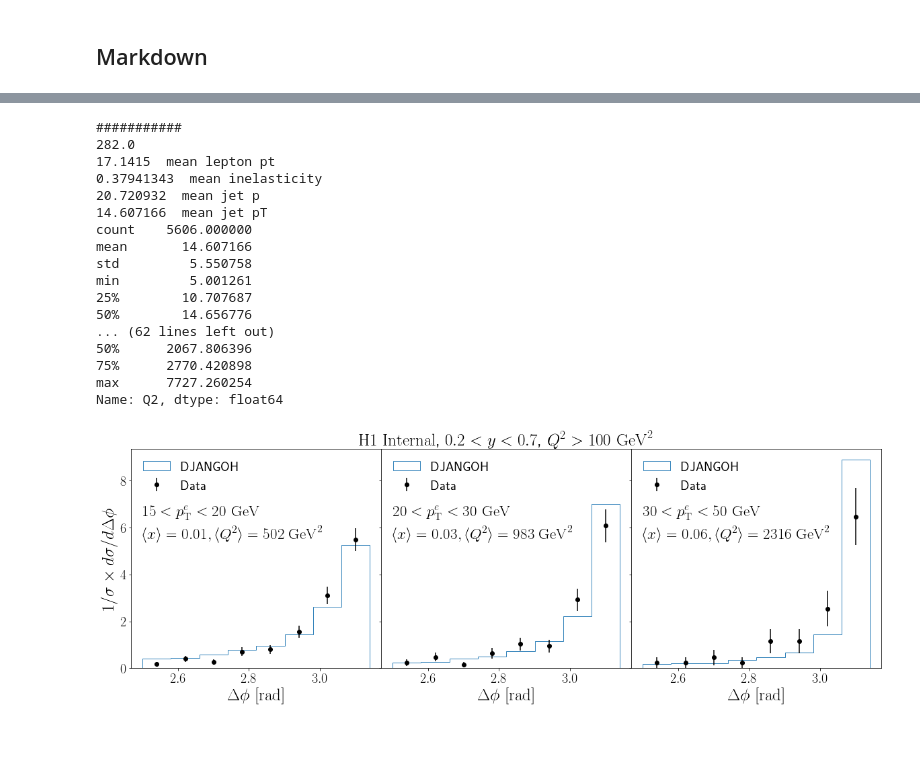
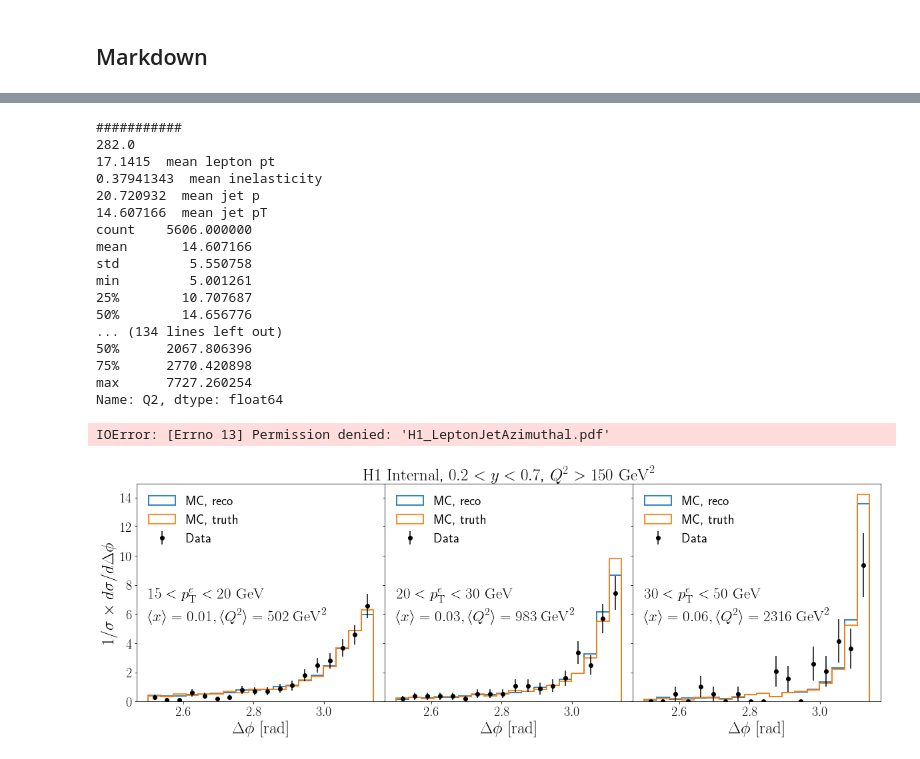
Before and after one commit to miguelignacio/disjets, a Jupyter notebook: disjets.ipynb, the cells around one changed output, grey strips where cells are left out. Cells and saved outputs as stored; diff of their text form; code cells hidden in the pictures.

Commit message:
adding mc truth

```diff
--- a/disjets.ipynb
+++ b/disjets.ipynb
@@ -104,7 +106,7 @@ def applyCuts(df):
     temp.eval('logx= log(x)/2.3025850', inplace=True)
     return temp
 # %%
-def applyCutsJets(df):
+def applyCutsJets(df,isMC=False):
     temp = df
     temp = applyCut(temp, '0.1 < y < 0.85', '0.1 < y < 0.85')
     temp = applyCut(temp, 'Q2>100', 'Q2>100')
@@ -118,6 +120,9 @@ def applyCutsJets(df):
     #temp.eval('dphi = 3.14159-jet_dphi', inplace=True)
     temp.eval('jet_qtnormjetpt= jet_qt/jet_pt', inplace=True)
     temp.eval('jet_qtnormept= jet_qt/e_pt', inplace=True)
+    if(isMC):
+        temp.eval('genjet_qtnormept= genjet_qt/e_pt', inplace=True)
+
 
     #df = applyCut(df, 'n_total>1', ' n>1')
     return temp
@@ -264,10 +278,14 @@ fig, axs = plt.subplots(1, 3,sharey=True, figsize=(20,6), gridspec_kw={'wspace':
 for counter,edges in enumerate([(10,15), (15,20),(20,30)]):
     #plot data
     df_cut = df_jet.query('e_pt > %2.2f and e_pt<%2.2f'%(edges[0],edges[1]))
-    axs[counter].hist(df_cut['jet_qt'],bins=25,range=(0,10.0),normed=True,alpha=0.5,label='Data')
+    axs[counter].hist(df_cut['jet_qt'],bins=25,range=(0,10.0),normed=True,alpha=0.3,label='Data')
     #plot MC
     df_cut = mc_jet.query('e_pt > %2.2f and e_pt<%2.2f'%(edges[0],edges[1]))
-    axs[counter].hist(df_cut['jet_qt'],bins=25,range=(0,10.0),normed=True,alpha=0.5, label='MC')
+    axs[counter].hist(df_cut['jet_qt'],bins=25,range=(0,10.0),normed=True,alpha=0.3, label='MC reco')
+
+    df_cut = mc_jet.query('e_pt > %2.2f and e_pt<%2.2f'%(edges[0],edges[1]))
+    axs[counter].hist(df_cut['genjet_qt'],bins=25,range=(0,10.0),normed=True,alpha=0.3, label='MC true')
+
 
     axs[counter].xaxis.set_label_text(r'$q_{T}$  $\mathrm{[GeV]}$', fontsize=25)
     axs[0].yaxis.set_label_text(r'$\mathrm{Normalized\ counts}$', fontsize=25)
@@ -584,16 +608,13 @@ fig, axs = plt.subplots(1, 3,sharey=True, figsize=(20,6), gridspec_kw={'wspace':
 for counter,edges in enumerate([(10,15), (15,20),(20,30)]):
 
     df_cut = df_jet.query('e_pt > %2.2f and e_pt<%2.2f'%(edges[0],edges[1]))
-    #printSummary(df_cut)
-    print '###########'
-
     axs[counter].hist(df_cut['jet_dphi'],bins=25,range=(2.5,3.1415),normed=True,alpha=0.6)
 
     df_cut = mc_jet.query('e_pt > %2.2f and e_pt<%2.2f'%(edges[0],edges[1]))
-    #printSummary(df_cut)
-    print '###########'
+    axs[counter].hist(df_cut['jet_dphi'],bins=25,range=(2.5,3.1415),normed=True,alpha=0.6)
 
-    axs[counter].hist(df_cut['jet_dphi'],bins=25,range=(2.5,3.1415),normed=True,alpha=0.6)
+    df_cut = mc_jet.query('e_pt > %2.2f and e_pt<%2.2f'%(edges[0],edges[1]))
+    axs[counter].hist(df_cut['genjet_dphi'],bins=25,range=(2.5,3.1415),normed=True,alpha=0.6)
 
     axs[counter].xaxis.set_label_text(r'$|\phi^{jet}-\phi^e|$ $\mathrm{[rad]}$', fontsize=25)
     axs[0].yaxis.set_label_text(r'$\mathrm{Normalized\ counts}$', fontsize=25)
@@ -719,0 +738,9 @@ plt.hist(df_cut['jet_z'],bins=50,range = (0,1.2),alpha=0.7, normed=True)
+# %%
+df_cut = df_jet.query('Q2>500')
+plt.hist(df_cut['jet_qtnormept'],bins=20,range = (0,1.2),alpha=0.7, normed=True)
+
+df_cut = mc_jet.query('Q2>500')
+plt.hist(df_cut['jet_qtnormept'],bins=20,range = (0,1.2),alpha=0.7, normed=True)
+
+df_cut = mc_jet.query('Q2>500')
+plt.hist(df_cut['jet_qtnormept'],bins=20,range = (0,1.2),alpha=0.7, normed=True)
@@ -725,14 +762,14 @@ rc('text', usetex=True)
 
 fig, axs = plt.subplots(1, 3,sharey=True, figsize=(20,6), gridspec_kw={'wspace':0, 'hspace':0})
 
-
+nbins = 18
 for counter,edges in enumerate([(15,20), (20,30),(30,50)]):
 
     df_cut = df_jet.query('e_pt > %2.2f and e_pt<%2.2f'%(edges[0],edges[1]))
     #printSummary(df_cut)
     print '###########'
 
-    y, x  = np.histogram(df_cut['jet_dphi'],bins=8,range=(2.5,np.pi))
+    y, x  = np.histogram(df_cut['jet_dphi'],bins=nbins,range=(2.5,np.pi))
     width = (x[1:]-x[:-1])
     x = (x[1:]+x[:-1])/2.0
     erry = np.sqrt(y)
@@ -748,8 +785,14 @@ for counter,edges in enumerate([(15,20), (20,30),(30,50)]):
 
     #plot mc
     df_cut = mc_jet.query('e_pt > %2.2f and e_pt<%2.2f'%(edges[0],edges[1]))
-    axs[counter].hist(df_cut['jet_dphi'],bins=8,range=(2.5,np.pi),normed=True,alpha=0.9, label='DJANGOH',histtype='step')
+    axs[counter].hist(df_cut['jet_dphi'],bins=nbins,range=(2.5,np.pi),normed=True,alpha=0.9, label='MC, reco',histtype='step',lw=2)
     printSummary(df_cut)
+
+        #plot mc
+    df_cut = mc_jet.query('e_pt > %2.2f and e_pt<%2.2f'%(edges[0],edges[1]))
+    axs[counter].hist(df_cut['genjet_dphi'],bins=nbins,range=(2.5,np.pi),normed=True,alpha=0.9, label='MC, truth',histtype='step',lw=2)
+    printSummary(df_cut)
+
 
 
 
@@ -757,36 +800,37 @@ for counter,edges in enumerate([(15,20), (20,30),(30,50)]):
     axs[0].yaxis.set_label_text(r'$1/\sigma \times d\sigma/d\Delta\phi$ ', fontsize=25)
     axs[counter].tick_params('both',labelsize=20)
     plt.yticks(fontsize=20)
     #axs[counter].text(0.1,6, , fontsize=20)
     #axs[counter].text(0.1,8, '$\sqrt{s} = 89 \, \mathrm{GeV}$ \n $0.1 < y < 0.85$ \n $p_T^{jet} > 4 \, \mathrm{GeV/c}$', fontsize=20)
     axs[counter].legend(prop={'size': 20}, frameon=False, loc='upper left')
 
     axs[counter].text(2.5,5.5, r' $ %2.0f< p_{\mathrm{T}}^{e} < %2.0f$'%(edges[0],edges[1]) + '$\ \mathrm{ GeV}$ \n' +
                       r'$\langle x \rangle = %2.2f, \langle Q^{2} \rangle = %2.0f \ \mathrm{GeV}^{2}$'%(df_cut['x'].mean(), df_cut['Q2'].mean()), fontsize=23)
 
-axs[1].set_title(r'$\mathrm{H1}$ $\mathrm{Internal}$, $0.2<y<0.7$, $Q^{2}>100$ $\mathrm{GeV}^{2}$',fontsize=25)
+axs[1].set_title(r'$\mathrm{H1}$ $\mathrm{Internal}$, $0.2<y<0.7$, $Q^{2}>150$ $\mathrm{GeV}^{2}$',fontsize=25)
 
 plt.savefig('H1_LeptonJetAzimuthal.png', bbox_inches='tight')
 plt.savefig('H1_LeptonJetAzimuthal.pdf', bbox_inches='tight')
 # %% [output]
 ###########
 282.0
 17.1415  mean lepton pt
 0.37941343  mean inelasticity
 20.720932  mean jet p
 14.607166  mean jet pT
 count    5606.000000
 mean       14.607166
 std         5.550758
 min         5.001261
 25%        10.707687
 50%        14.656776
-... (62 lines left out)
+... (134 lines left out)
 50%      2067.806396
 75%      2770.420898
 max      7727.260254
 Name: Q2, dtype: float64
+IOError: [Errno 13] Permission denied: 'H1_LeptonJetAzimuthal.pdf'
-[figure, old version]
+[figure, new version]
 # %%
 
 from matplotlib import rc
```
Also changed, not shown: parts of 16 cells of this notebook.
